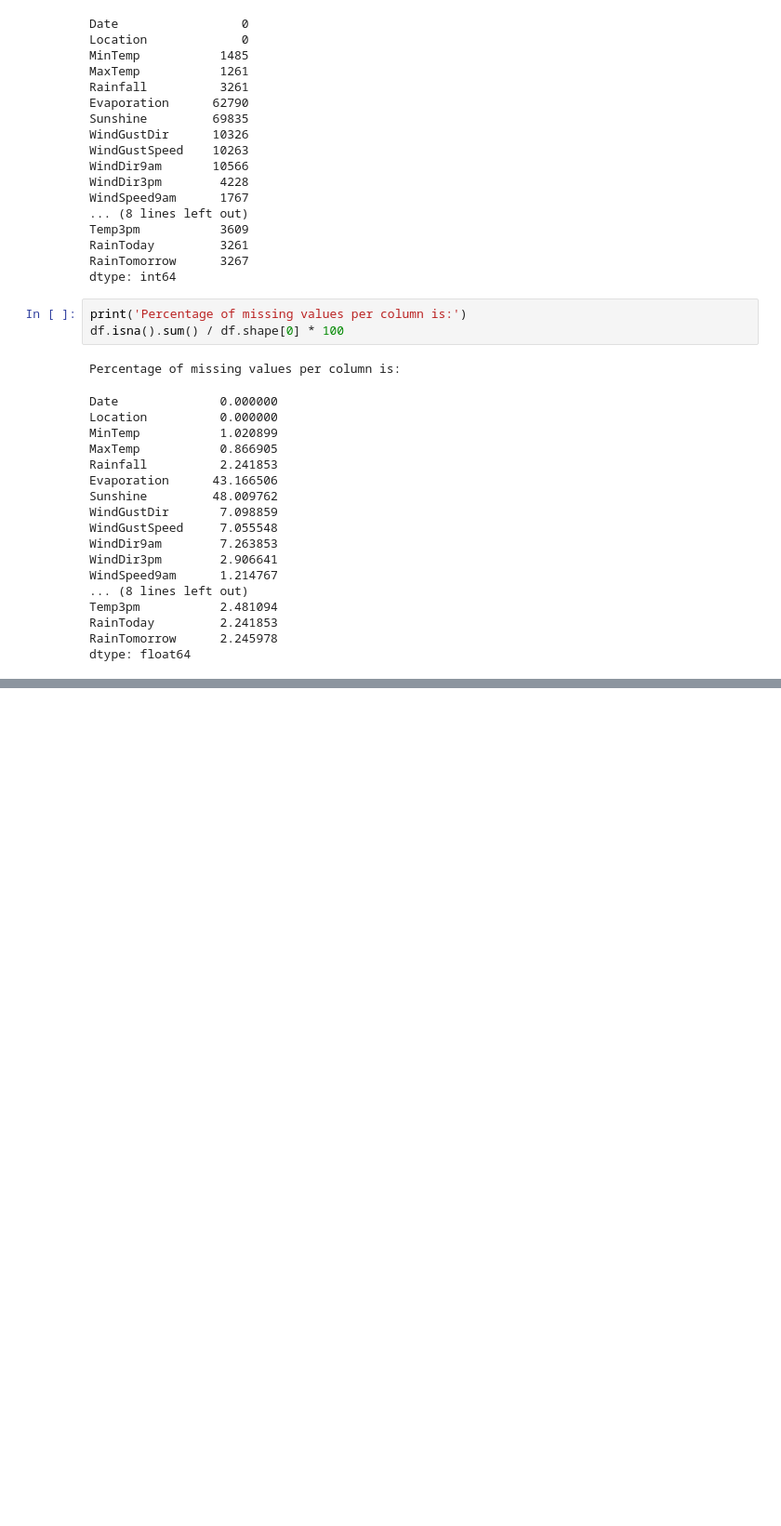
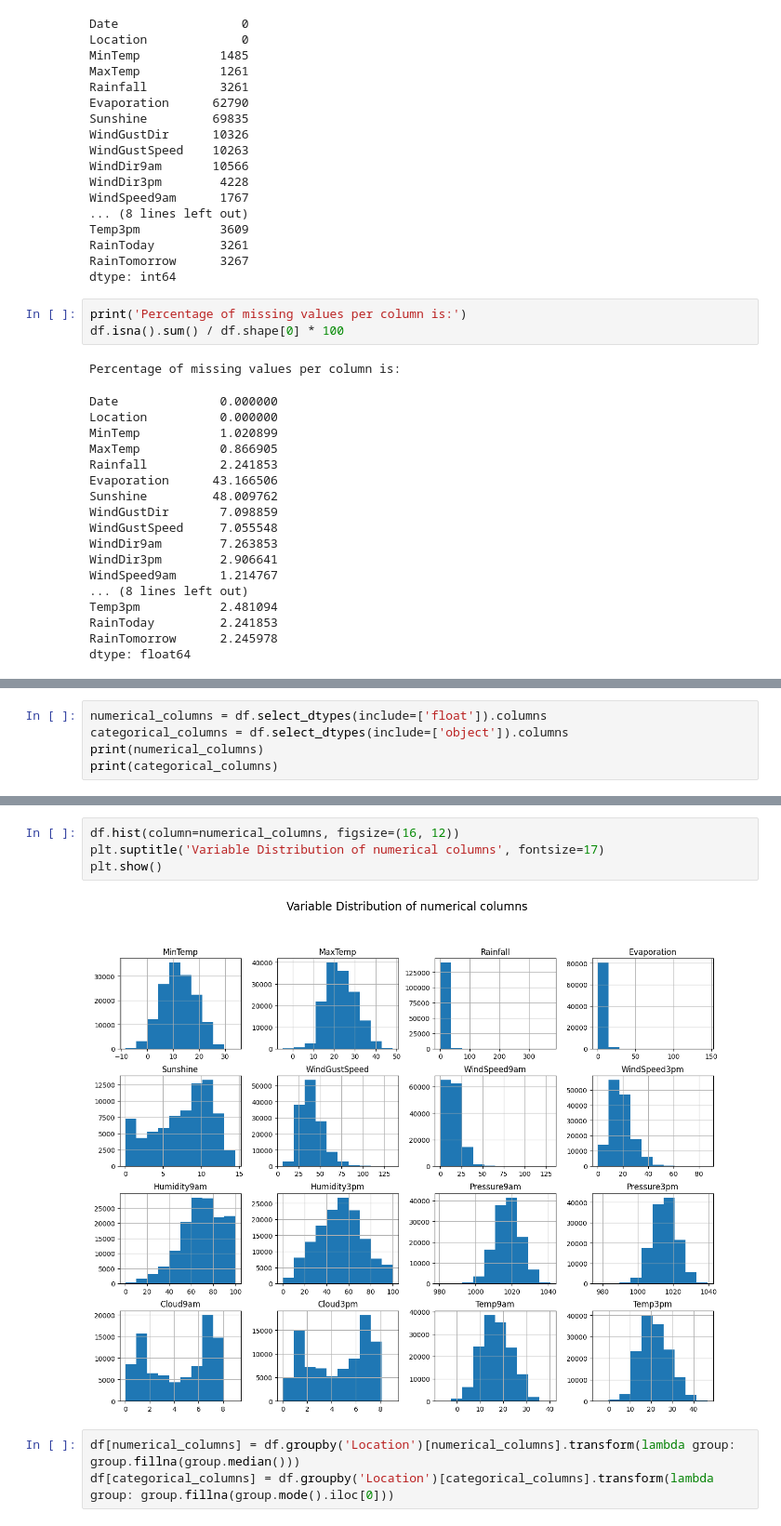
Before and after one commit to dzungpnguyen/rain-in-australia, a Jupyter notebook: data_exploration_analysis.ipynb, the cells around one changed output, grey strips where cells are left out. Shown at 93% size. Cells and saved outputs as stored; diff of their text form; blank space fills up the shorter version.

```diff
--- a/data_exploration_analysis.ipynb
+++ b/data_exploration_analysis.ipynb
@@ -109,0 +126,5 @@ plt.show()
+# %%
+numerical_columns = df.select_dtypes(include=['float']).columns
+categorical_columns = df.select_dtypes(include=['object']).columns
+print(numerical_columns)
+print(categorical_columns)
@@ -109,0 +140,9 @@ plt.show()
+# %%
+df.hist(column=numerical_columns, figsize=(16, 12))
+plt.suptitle('Variable Distribution of numerical columns', fontsize=17)
+plt.show()
+# %% [output]
+[figure, added]
+# %%
+df[numerical_columns] = df.groupby('Location')[numerical_columns].transform(lambda group: group.fillna(group.median()))
+df[categorical_columns] = df.groupby('Location')[categorical_columns].transform(lambda group: group.fillna(group.mode().iloc[0]))
```
Also changed, not shown: parts of 6 cells of this notebook.
